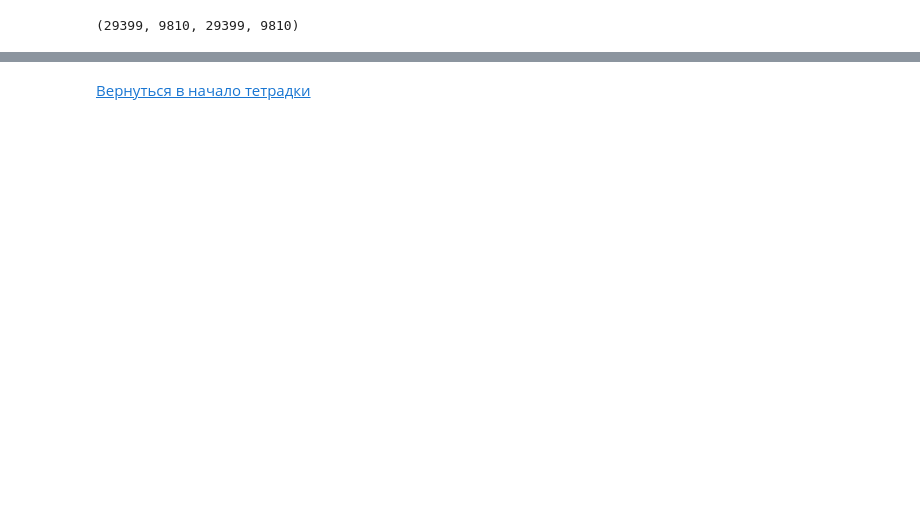
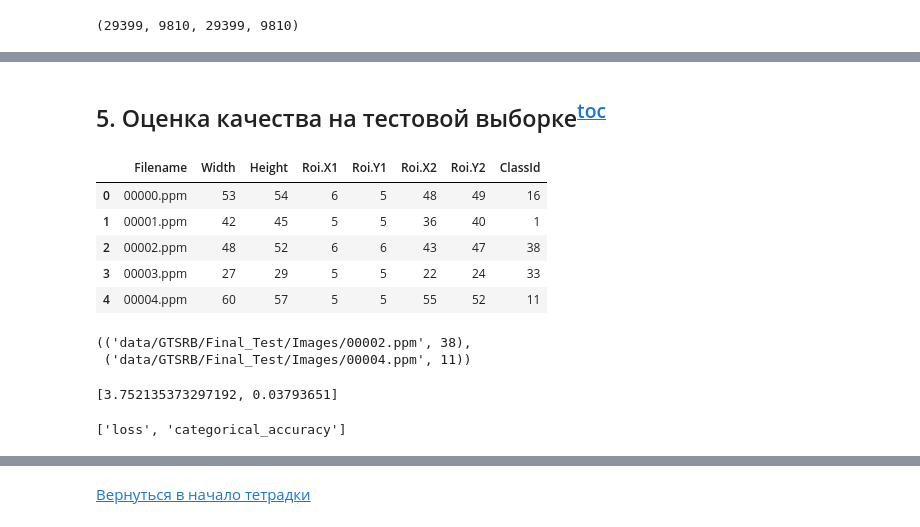
Before and after one commit to m9ta/keras-micronnet, a Jupyter notebook: MicronNet.ipynb, the cells around one changed output, grey strips where cells are left out. Drawn from its saved outputs; the diff is of its cells as text; code cells hidden in the pictures; blank space fills up the shorter version.

```diff
--- a/MicronNet.ipynb
+++ b/MicronNet.ipynb
@@ -524,3 +617,6 @@ model.fit_generator(
     validation_data=dev_generator,
     class_weight=class_weight,
 )
+# %% [markdown]
+<a id='step5'></a>
+## 5. Оценка качества на тестовой выборке<sup>[toc](#toc)</sup>
@@ -526,0 +627,17 @@ model.fit_generator(
+# %%
+test_df = pd.read_csv('data/GT-final_test.csv', sep=';')
+test_df.head()
+# %% [output]
+|  | Filename | Width | Height | Roi.X1 | Roi.Y1 | Roi.X2 | Roi.Y2 | ClassId |
+| 0 | 00000.ppm | 53 | 54 | 6 | 5 | 48 | 49 | 16 |
+| 1 | 00001.ppm | 42 | 45 | 5 | 5 | 36 | 40 | 1 |
+| 2 | 00002.ppm | 48 | 52 | 6 | 6 | 43 | 47 | 38 |
+| 3 | 00003.ppm | 27 | 29 | 5 | 5 | 22 | 24 | 33 |
+| 4 | 00004.ppm | 60 | 57 | 5 | 5 | 55 | 52 | 11 |
+# %%
+test_paths = TEST_IMAGES_DIR + os.sep + test_df['Filename']
+test_labels = test_df['ClassId']
+(test_paths[2], test_labels[2]), (test_paths[4], test_labels[4]),
+# %% [output]
+(('data/GTSRB/Final_Test/Images/00002.ppm', 38),
+ ('data/GTSRB/Final_Test/Images/00004.ppm', 11))
@@ -526,0 +658,8 @@ model.fit_generator(
+# %%
+loaded_model.evaluate_generator(test_generator)
+# %% [output]
+[3.752135373297192, 0.03793651]
+# %%
+loaded_model.metrics_names
+# %% [output]
+['loss', 'categorical_accuracy']
```
Also changed, not shown: parts of 29 cells of this notebook.
